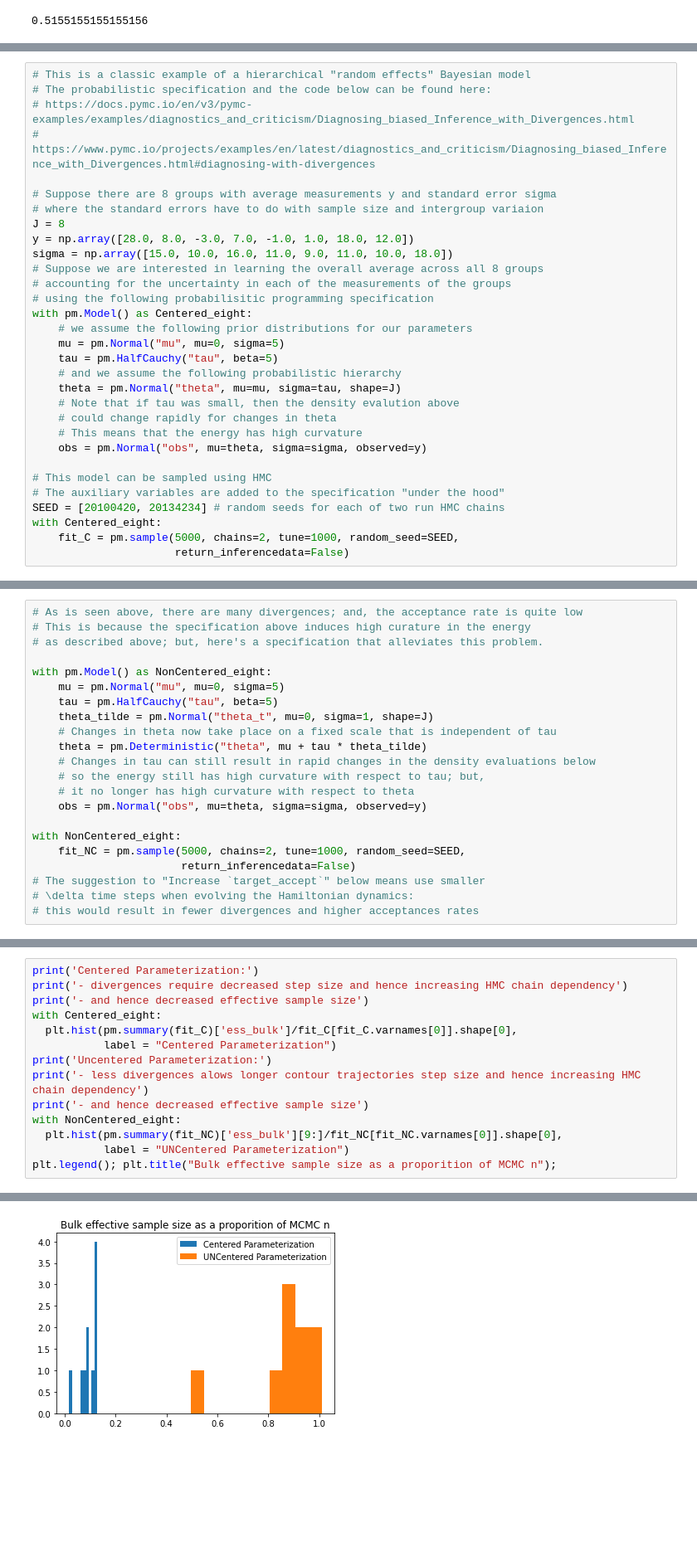
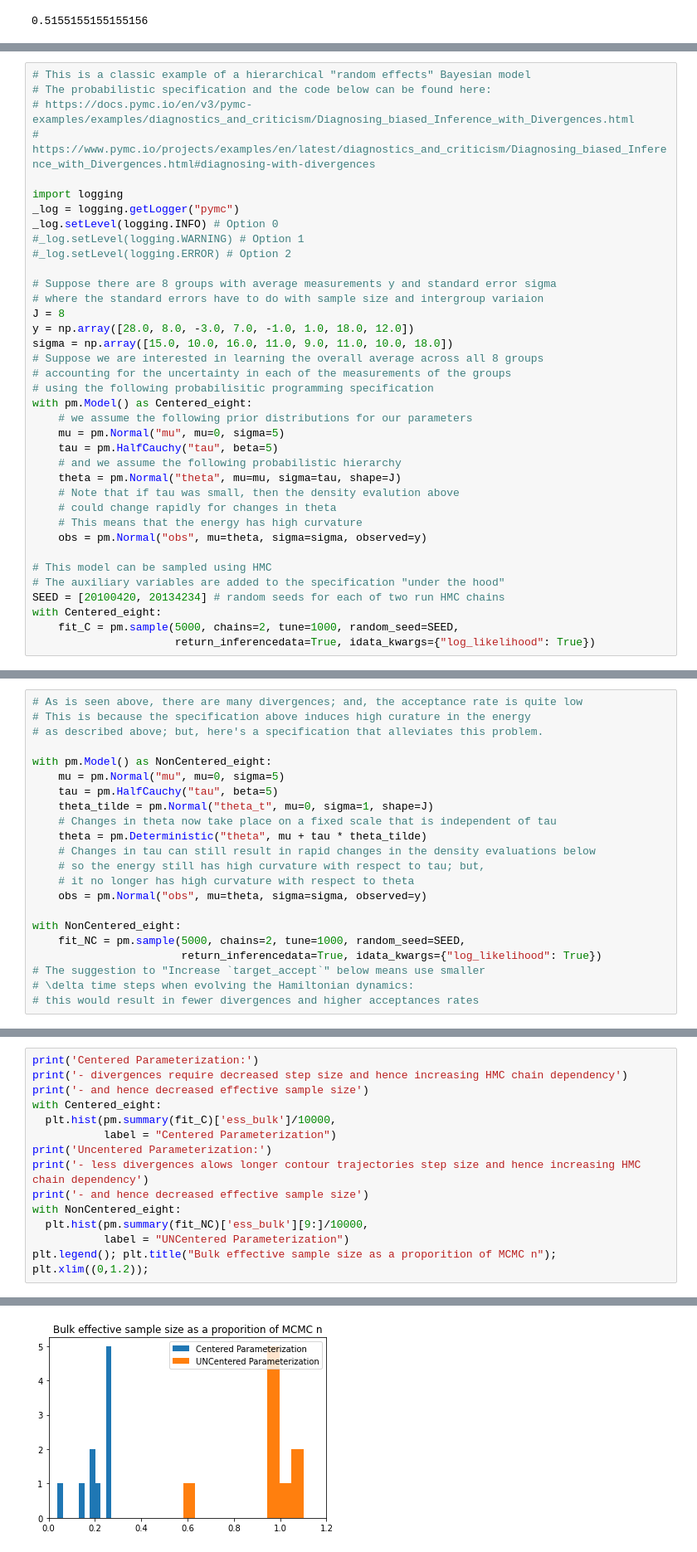
Before and after one commit to pointOfive/STA410_W23_Week11_Reading, a Jupyter notebook: Week11_Bayes.ipynb, the cells around one changed output, grey strips where cells are left out. Shown at 83% size. Drawn from its saved outputs; the diff is of its cells as text; blank space fills up the shorter version.

```diff
--- a/Week11_Bayes.ipynb
+++ b/Week11_Bayes.ipynb
@@ -917,6 +914,12 @@ However, an additional characteristic of ***HMC*** is that its algorithmic perfo
 # The probabilistic specification and the code below can be found here:
 # https://docs.pymc.io/en/v3/pymc-examples/examples/diagnostics_and_criticism/Diagnosing_biased_Inference_with_Divergences.html
 # https://www.pymc.io/projects/examples/en/latest/diagnostics_and_criticism/Diagnosing_biased_Inference_with_Divergences.html#diagnosing-with-divergences
+
+import logging
+_log = logging.getLogger("pymc")
+_log.setLevel(logging.INFO) # Option 0
+#_log.setLevel(logging.WARNING) # Option 1
+#_log.setLevel(logging.ERROR) # Option 2
 
 # Suppose there are 8 groups with average measurements y and standard error sigma
 # where the standard errors have to do with sample size and intergroup variaion
@@ -942,5 +945,5 @@ with pm.Model() as Centered_eight:
 SEED = [20100420, 20134234] # random seeds for each of two run HMC chains
 with Centered_eight:
     fit_C = pm.sample(5000, chains=2, tune=1000, random_seed=SEED,
-                      return_inferencedata=False)
+                      return_inferencedata=True, idata_kwargs={"log_likelihood": True})
 # %% [output]
@@ -969,7 +985,7 @@ with pm.Model() as NonCentered_eight:
 
 with NonCentered_eight:
     fit_NC = pm.sample(5000, chains=2, tune=1000, random_seed=SEED,
-                       return_inferencedata=False)
+                       return_inferencedata=True, idata_kwargs={"log_likelihood": True})
 # The suggestion to "Increase `target_accept`" below means use smaller
 # \delta time steps when evolving the Hamiltonian dynamics:
 # this would result in fewer divergences and higher acceptances rates
@@ -981,25 +1011,25 @@ ERROR:pymc3:There were 40 divergences after tuning. Increase `target_accept` or
 # %%
 print('Centered Parameterization:')
 print('- divergences require decreased step size and hence increasing HMC chain dependency')
 print('- and hence decreased effective sample size')
 with Centered_eight:
-  plt.hist(pm.summary(fit_C)['ess_bulk']/fit_C[fit_C.varnames[0]].shape[0],
+  plt.hist(pm.summary(fit_C)['ess_bulk']/10000,
            label = "Centered Parameterization")
 print('Uncentered Parameterization:')
 print('- less divergences alows longer contour trajectories step size and hence increasing HMC chain dependency')
 print('- and hence decreased effective sample size')
 with NonCentered_eight:
-  plt.hist(pm.summary(fit_NC)['ess_bulk'][9:]/fit_NC[fit_NC.varnames[0]].shape[0],
+  plt.hist(pm.summary(fit_NC)['ess_bulk'][9:]/10000,
            label = "UNCentered Parameterization")
-plt.legend(); plt.title("Bulk effective sample size as a proporition of MCMC n");
+plt.legend(); plt.title("Bulk effective sample size as a proporition of MCMC n"); plt.xlim((0,1.2));
 # %% [output]
 Centered Parameterization:
 - divergences require decreased step size and hence increasing HMC chain dependency
 - and hence decreased effective sample size
 Uncentered Parameterization:
 - less divergences alows longer contour trajectories step size and hence increasing HMC chain dependency
 - and hence decreased effective sample size
-[figure, old version]
+[figure, new version]
 # %%
 # Above are histograms of the effective sample size
 # as a fraction of of the number of HMC samples
```
Also changed, not shown: parts of 10 cells of this notebook.
